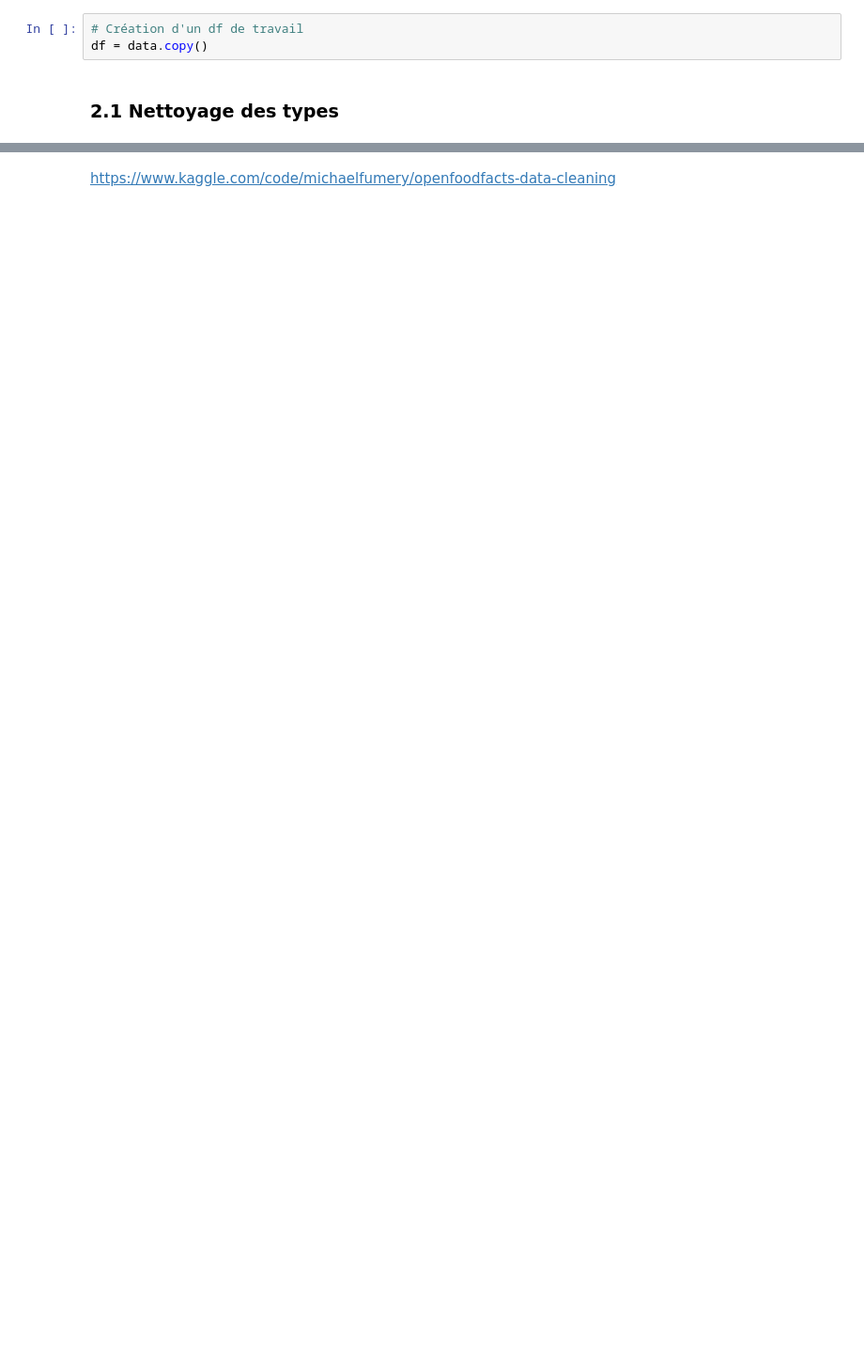
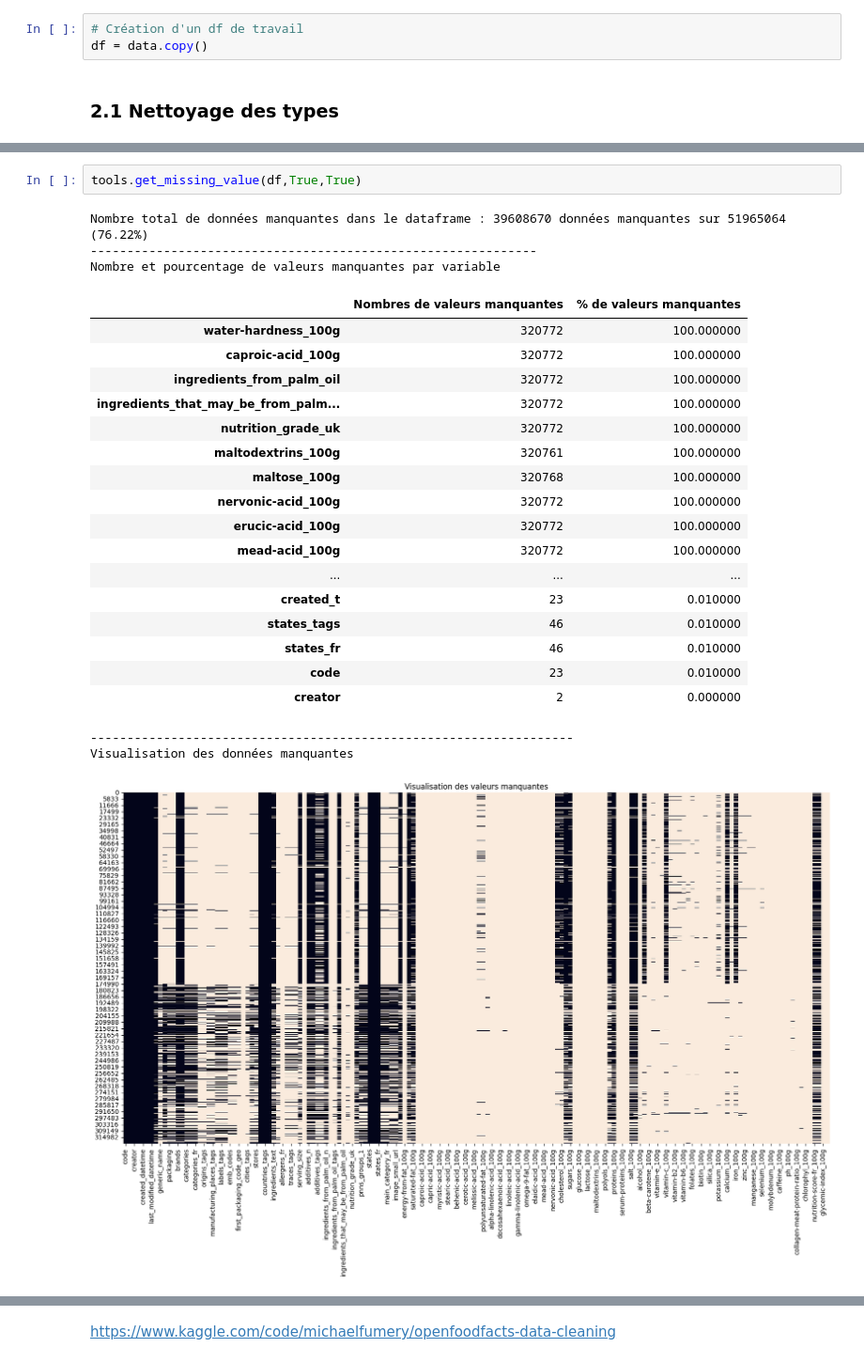
Before and after one commit to 110111-1/DS-OPENFOODFACT-SANTE, a Jupyter notebook: Moty_Philippe_1_1122.ipynb, the cells around one changed output, grey strips where cells are left out. Shown at 94% size. Drawn from its saved outputs; the diff is of its cells as text; blank space fills up the shorter version.

Commit message:
2022-12-13 : Seléction des variables. in progress

```diff
--- a/Moty_Philippe_1_1122.ipynb
+++ b/Moty_Philippe_1_1122.ipynb
@@ -184,0 +264,26 @@ df.dtypes
+# %%
+tools.get_missing_value(df,True,True)
+# %% [output]
+Nombre total de données manquantes dans le dataframe : 39608670 données manquantes sur 51965064 (76.22%)
+-------------------------------------------------------------
+Nombre et pourcentage de valeurs manquantes par variable
+|  | Nombres de valeurs manquantes | % de valeurs manquantes |
+| water-hardness_100g | 320772 | 100.000000 |
+| caproic-acid_100g | 320772 | 100.000000 |
+| ingredients_from_palm_oil | 320772 | 100.000000 |
+| ingredients_that_may_be_from_palm... | 320772 | 100.000000 |
+| nutrition_grade_uk | 320772 | 100.000000 |
+| maltodextrins_100g | 320761 | 100.000000 |
+| maltose_100g | 320768 | 100.000000 |
+| nervonic-acid_100g | 320772 | 100.000000 |
+| erucic-acid_100g | 320772 | 100.000000 |
+| mead-acid_100g | 320772 | 100.000000 |
+| ... | ... | ... |
+| created_t | 23 | 0.010000 |
+| states_tags | 46 | 0.010000 |
+| states_fr | 46 | 0.010000 |
+| code | 23 | 0.010000 |
+| creator | 2 | 0.000000 |
+------------------------------------------------------------------
+Visualisation des données manquantes
+[figure, added]
```
Also changed, not shown: parts of 48 cells of this notebook, 3 other files.
